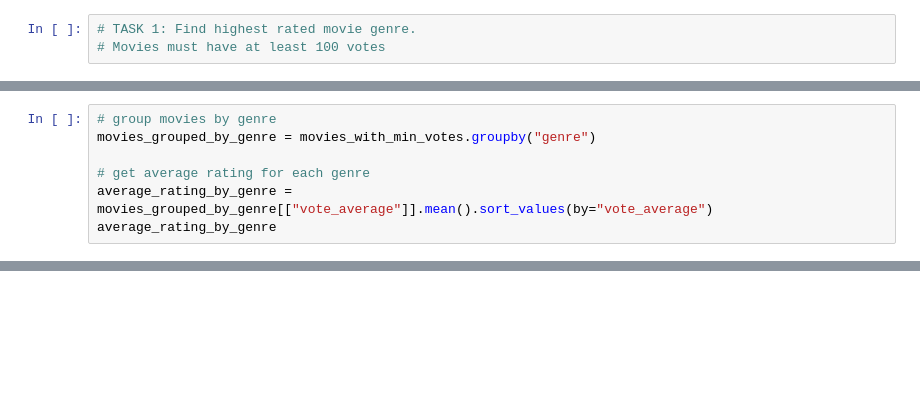
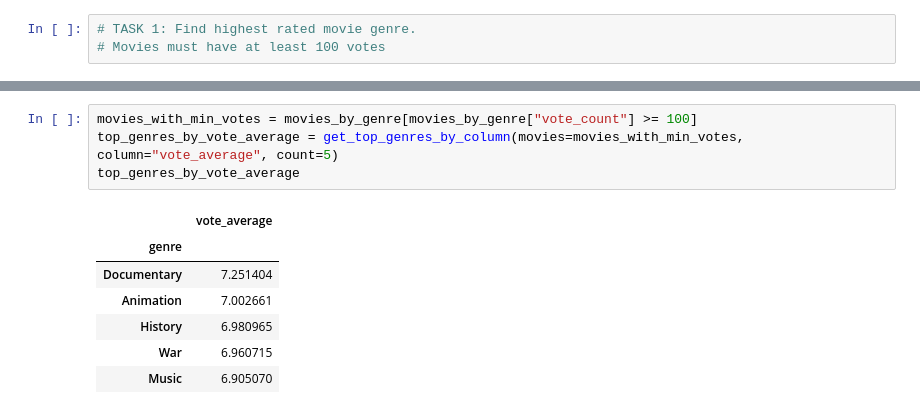
Before and after one commit to Ryhhill1998/movies_analysis, a Jupyter notebook: movies.ipynb, the cells around one changed output, grey strips where cells are left out. Cells and saved outputs as stored; diff of their text form; blank space fills up the shorter version.

```diff
--- a/movies.ipynb
+++ b/movies.ipynb
@@ -79,7 +56,0 @@ See the caveats in the documentation: https://pandas.pydata.org/pandas-docs/stab
-# %%
-# group movies by genre
-movies_grouped_by_genre = movies_with_min_votes.groupby("genre")
-
-# get average rating for each genre
-average_rating_by_genre = movies_grouped_by_genre[["vote_average"]].mean().sort_values(by="vote_average")
-average_rating_by_genre
@@ -124,0 +81,12 @@ KeyError: 'genre'
+# %%
+movies_with_min_votes = movies_by_genre[movies_by_genre["vote_count"] >= 100]
+top_genres_by_vote_average = get_top_genres_by_column(movies=movies_with_min_votes, column="vote_average", count=5)
+top_genres_by_vote_average
+# %% [output]
+|  | vote_average |
+| genre |  |
+| Documentary | 7.251404 |
+| Animation | 7.002661 |
+| History | 6.980965 |
+| War | 6.960715 |
+| Music | 6.905070 |
```
Also changed, not shown: parts of 14 cells of this notebook.
